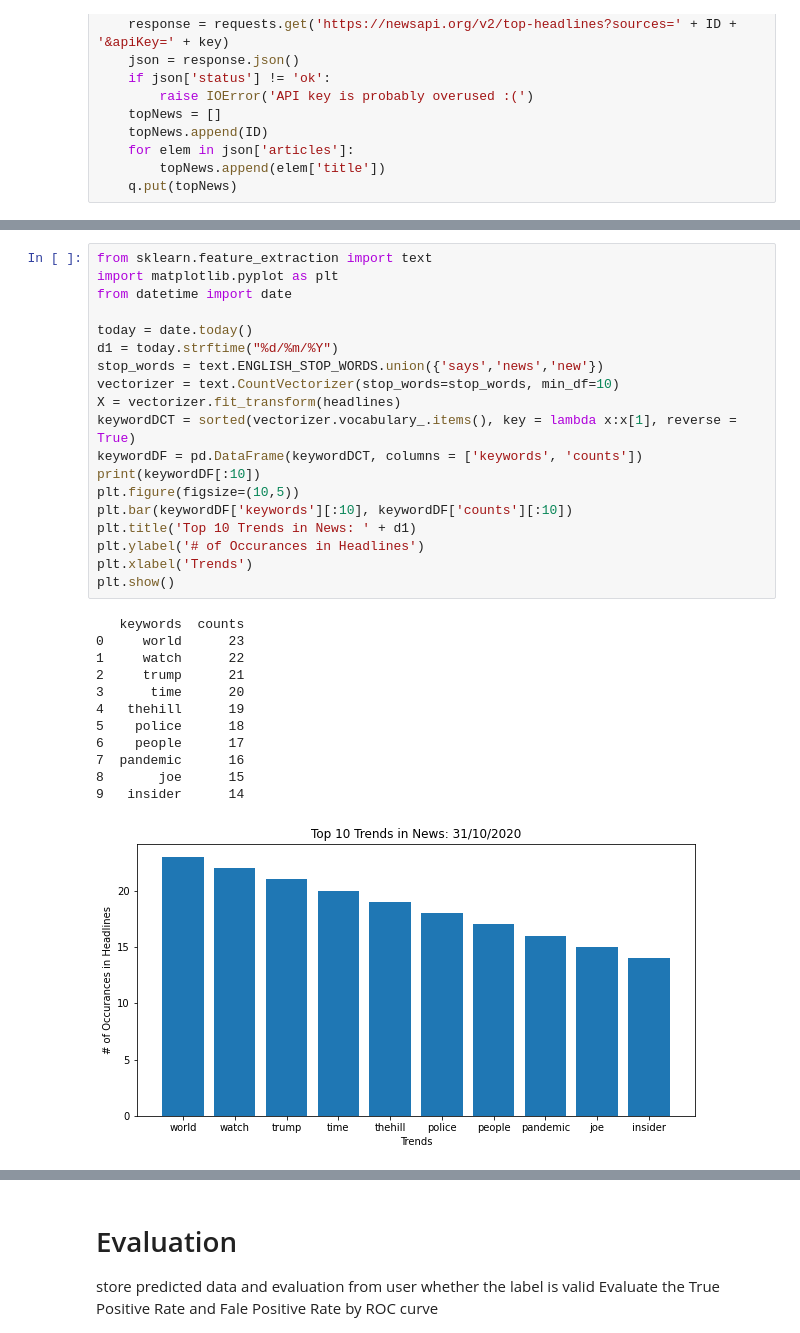
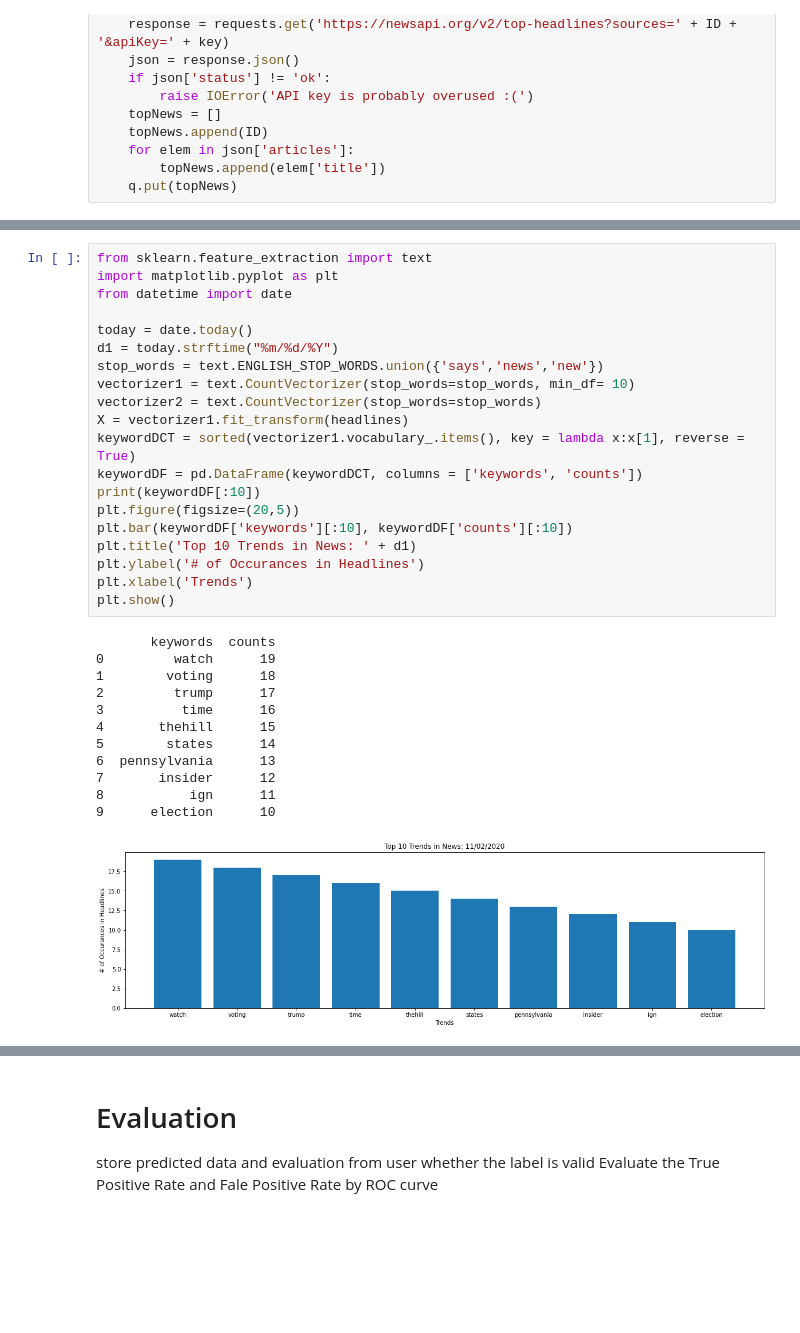
Before and after one commit to ykim879/whats.todays.trend, a Jupyter notebook: revised_news.ipynb, the cells around one changed output, grey strips where cells are left out. Cells and saved outputs as stored; diff of their text form; blank space fills up the shorter version.

```diff
--- a/revised_news.ipynb
+++ b/revised_news.ipynb
@@ -42,32 +60,33 @@ while not q.empty():
 # %%
 from sklearn.feature_extraction import text
 import matplotlib.pyplot as plt
 from datetime import date
 
 today = date.today()
-d1 = today.strftime("%d/%m/%Y")
+d1 = today.strftime("%m/%d/%Y")
 stop_words = text.ENGLISH_STOP_WORDS.union({'says','news','new'})
-vectorizer = text.CountVectorizer(stop_words=stop_words, min_df=10)
-X = vectorizer.fit_transform(headlines)
-keywordDCT = sorted(vectorizer.vocabulary_.items(), key = lambda x:x[1], reverse = True)
+vectorizer1 = text.CountVectorizer(stop_words=stop_words, min_df= 10)
+vectorizer2 = text.CountVectorizer(stop_words=stop_words)
+X = vectorizer1.fit_transform(headlines)
+keywordDCT = sorted(vectorizer1.vocabulary_.items(), key = lambda x:x[1], reverse = True)
 keywordDF = pd.DataFrame(keywordDCT, columns = ['keywords', 'counts'])
 print(keywordDF[:10])
-plt.figure(figsize=(10,5))
+plt.figure(figsize=(20,5))
 plt.bar(keywordDF['keywords'][:10], keywordDF['counts'][:10])
 plt.title('Top 10 Trends in News: ' + d1)
 plt.ylabel('# of Occurances in Headlines')
 plt.xlabel('Trends')
 plt.show()
 # %% [output]
-   keywords  counts
-0     world      23
-1     watch      22
-2     trump      21
-3      time      20
-4   thehill      19
-5    police      18
-6    people      17
-7  pandemic      16
-8       joe      15
-9   insider      14
+       keywords  counts
+0         watch      19
+1        voting      18
+2         trump      17
+3          time      16
+4       thehill      15
+5        states      14
+6  pennsylvania      13
+7       insider      12
+8           ign      11
+9      election      10
-[figure, old version]
+[figure, new version]
```
Also changed, not shown: parts of 12 cells of this notebook, 1 other file.
